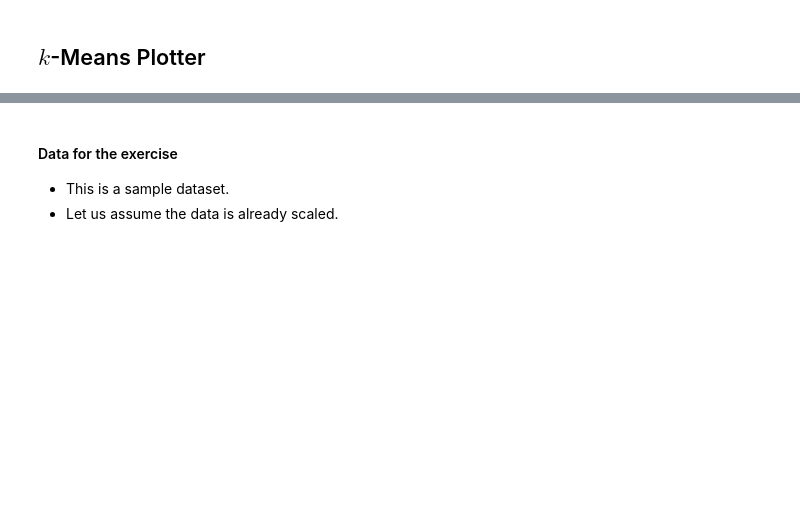
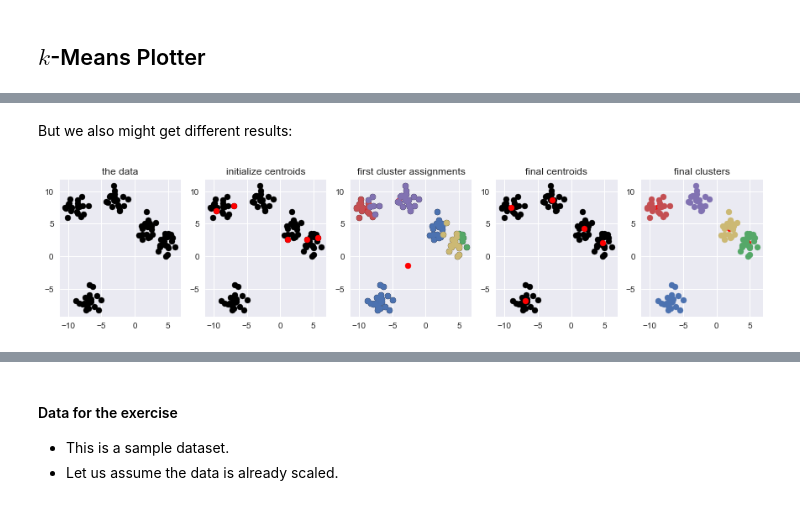
Before and after one commit to njw27/ds-clustering-nbs33, a Jupyter notebook: KMeansClustering/kmeans_clustering.ipynb, the cells around one changed output, grey strips where cells are left out. Saved outputs shown, nothing was run; the diff lists cells and outputs as text; code cells hidden in the pictures; blank space fills up the shorter version.

```diff
--- a/KMeansClustering/kmeans_clustering.ipynb
+++ b/KMeansClustering/kmeans_clustering.ipynb
@@ -142,0 +159,6 @@ ax.scatter(X[:, 0], X[:, 1]);
+# %% [markdown]
+But we also might get different results:
+# %%
+df = k_means(X[:, 0], X[:, 1], k=5, random_state=42)
+# %% [output]
+[figure, added]
```
Also changed, not shown: parts of 40 cells of this notebook.
